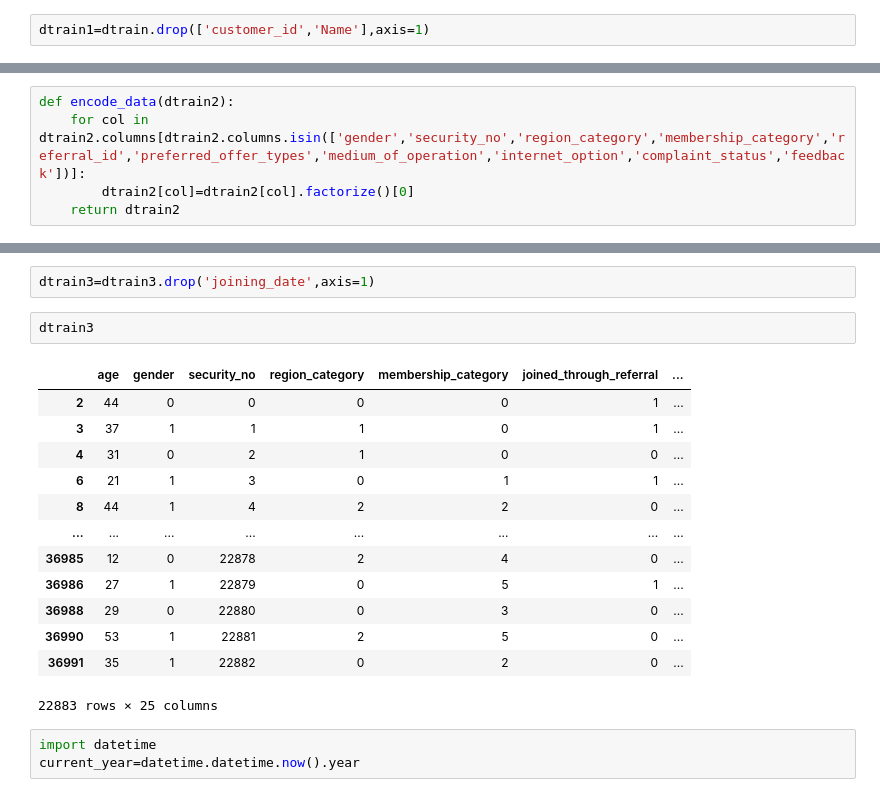
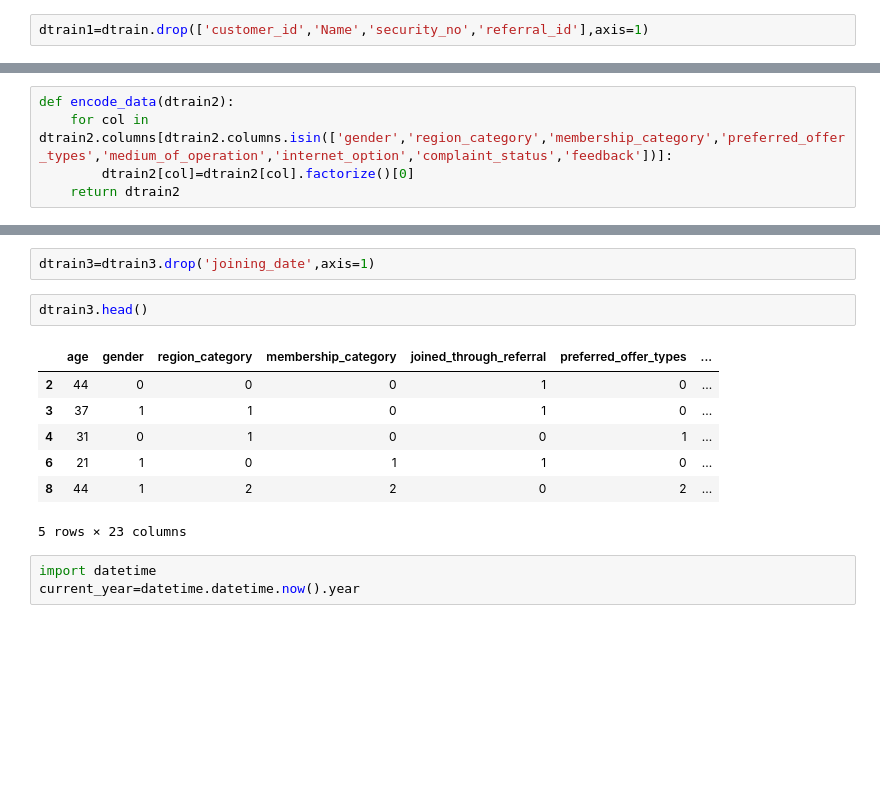
Before and after one commit to bikashk123/predict-the-churn-risk-rate, a Jupyter notebook: Not to loose customer in 10 days.ipynb, the cells around one changed output, grey strips where cells are left out. Saved outputs shown, nothing was run; the diff lists cells and outputs as text; blank space fills up the shorter version.

```diff
--- a/Not to loose customer in 10 days.ipynb
+++ b/Not to loose customer in 10 days.ipynb
@@ -116,7 +126,7 @@ dtrain['customer_id'].duplicated().sum()
 # %% [output]
 0
 # %%
-dtrain1=dtrain.drop(['customer_id','Name'],axis=1)
+dtrain1=dtrain.drop(['customer_id','Name','security_no','referral_id'],axis=1)
 # %%
 dtrain1['medium_of_operation'].value_counts()
 # %% [output]
@@ -230,6 +224,6 @@ dtrain2.head()
 # %%
 def encode_data(dtrain2):
-    for col in dtrain2.columns[dtrain2.columns.isin(['gender','security_no','region_category','membership_category','referral_id','preferred_offer_types','medium_of_operation','internet_option','complaint_status','feedback'])]:
+    for col in dtrain2.columns[dtrain2.columns.isin(['gender','region_category','membership_category','preferred_offer_types','medium_of_operation','internet_option','complaint_status','feedback'])]:
         dtrain2[col]=dtrain2[col].factorize()[0]
     return dtrain2
 # %%
@@ -251,21 +245,15 @@ dtrain3['joining_year']=pd.to_datetime(dtrain3.joining_date,format="%Y-%m-%d").d
 # %%
 dtrain3=dtrain3.drop('joining_date',axis=1)
 # %%
-dtrain3
+dtrain3.head()
 # %% [output]
-|  | age | gender | security_no | region_category | membership_category | joined_through_referral | ... |
-| 2 | 44 | 0 | 0 | 0 | 0 | 1 | ... |
-| 3 | 37 | 1 | 1 | 1 | 0 | 1 | ... |
-| 4 | 31 | 0 | 2 | 1 | 0 | 0 | ... |
-| 6 | 21 | 1 | 3 | 0 | 1 | 1 | ... |
-| 8 | 44 | 1 | 4 | 2 | 2 | 0 | ... |
-| ... | ... | ... | ... | ... | ... | ... | ... |
-| 36985 | 12 | 0 | 22878 | 2 | 4 | 0 | ... |
-| 36986 | 27 | 1 | 22879 | 0 | 5 | 1 | ... |
-| 36988 | 29 | 0 | 22880 | 0 | 3 | 0 | ... |
-| 36990 | 53 | 1 | 22881 | 2 | 5 | 0 | ... |
-| 36991 | 35 | 1 | 22882 | 0 | 2 | 0 | ... |
+|  | age | gender | region_category | membership_category | joined_through_referral | preferred_offer_types | ... |
+| 2 | 44 | 0 | 0 | 0 | 1 | 0 | ... |
+| 3 | 37 | 1 | 1 | 0 | 1 | 0 | ... |
+| 4 | 31 | 0 | 1 | 0 | 0 | 1 | ... |
+| 6 | 21 | 1 | 0 | 1 | 1 | 0 | ... |
+| 8 | 44 | 1 | 2 | 2 | 0 | 2 | ... |
-22883 rows × 25 columns
+5 rows × 23 columns
 # %%
 import datetime
 current_year=datetime.datetime.now().year
```
Also changed, not shown: parts of 52 cells of this notebook, 1 other file.
